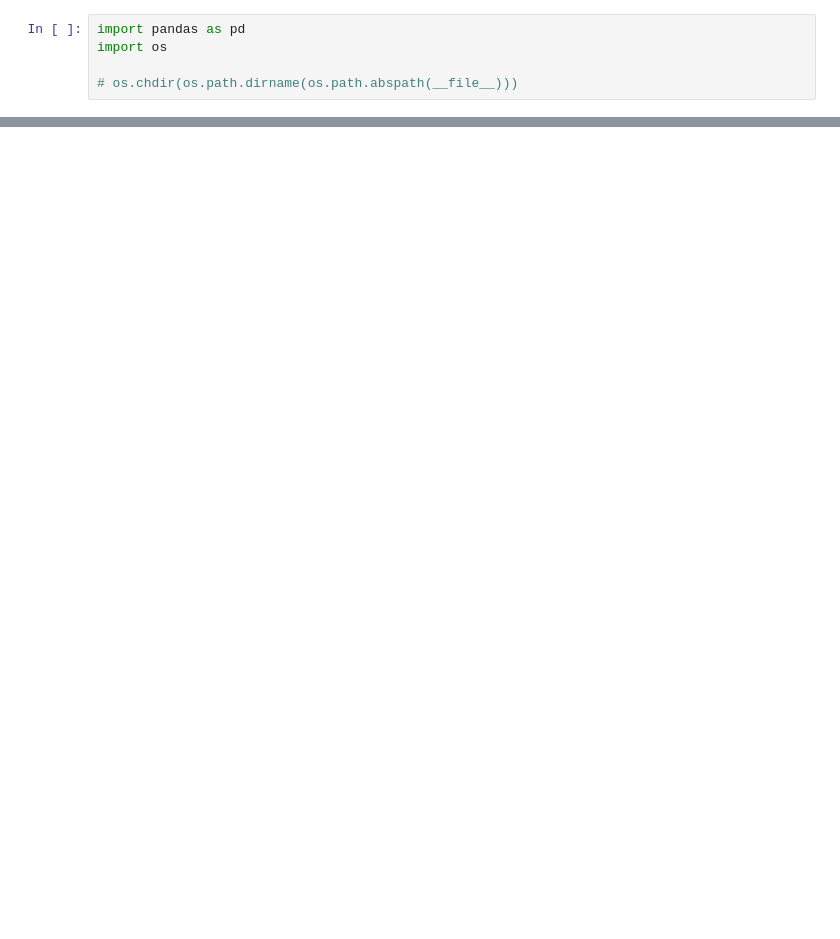
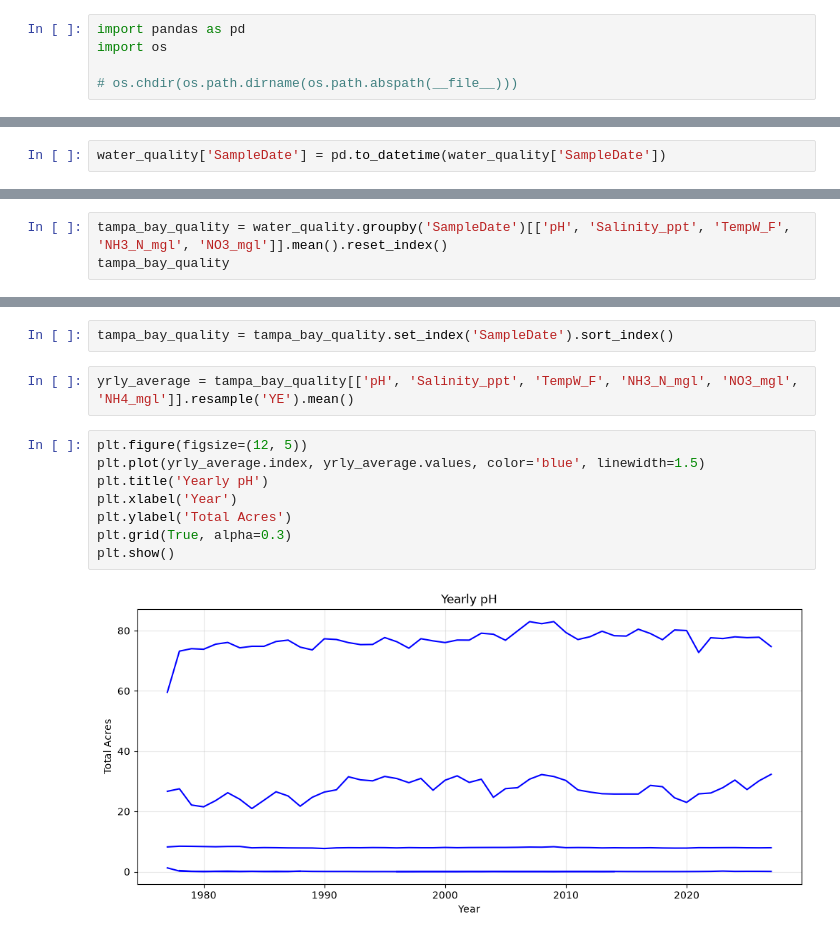
Before and after one commit to Flx232/Fish_Population, a Jupyter notebook: exploratory.ipynb, the cells around one changed output, grey strips where cells are left out. Drawn from its saved outputs; the diff is of its cells as text; blank space fills up the shorter version.

```diff
--- a/exploratory.ipynb
+++ b/exploratory.ipynb
@@ -900,0 +182,2 @@ binned_df
+# %%
+water_quality['SampleDate'] = pd.to_datetime(water_quality['SampleDate'])
@@ -900,0 +209,3 @@ binned_df
+# %%
+tampa_bay_quality = water_quality.groupby('SampleDate')[['pH', 'Salinity_ppt', 'TempW_F', 'NH3_N_mgl', 'NO3_mgl']].mean().reset_index()
+tampa_bay_quality
@@ -900,0 +226,14 @@ binned_df
+# %%
+tampa_bay_quality = tampa_bay_quality.set_index('SampleDate').sort_index()
+# %%
+yrly_average = tampa_bay_quality[['pH', 'Salinity_ppt', 'TempW_F', 'NH3_N_mgl', 'NO3_mgl', 'NH4_mgl']].resample('YE').mean()
+# %%
+plt.figure(figsize=(12, 5))
+plt.plot(yrly_average.index, yrly_average.values, color='blue', linewidth=1.5)
+plt.title('Yearly pH')
+plt.xlabel('Year')
+plt.ylabel('Total Acres')
+plt.grid(True, alpha=0.3)
+plt.show()
+# %% [output]
+[figure, added]
```
Also changed, not shown: parts of 125 cells of this notebook, 2 other files.
